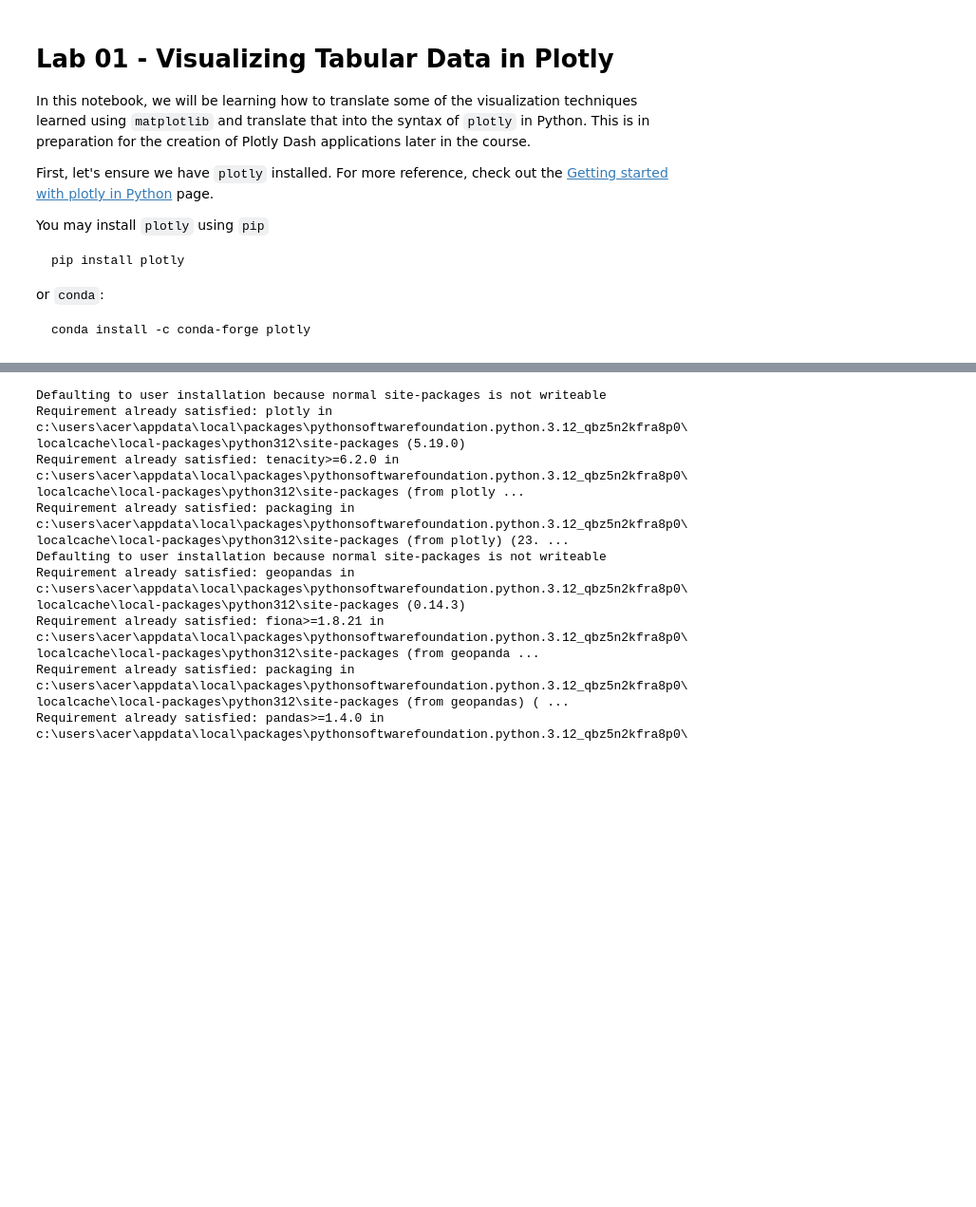
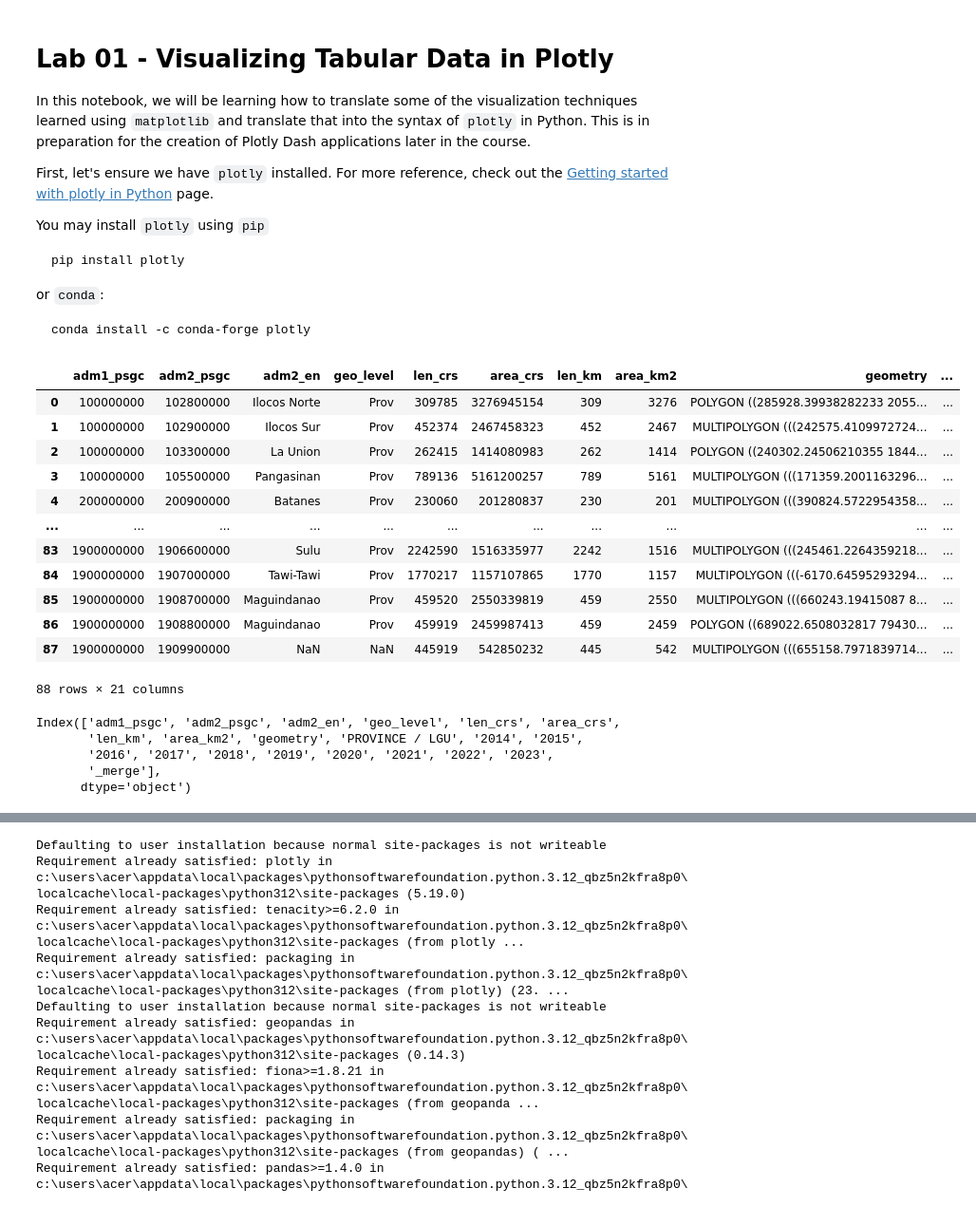
Before and after one commit to MykelDeyb/DATA101_Main, a Jupyter notebook: DATA101_Map_Notebook.ipynb, the cells around one changed output, grey strips where cells are left out. Shown at 95% size. Cells and saved outputs as stored; diff of their text form; code cells hidden in the pictures; blank space fills up the shorter version.

````diff
--- a/DATA101_Map_Notebook.ipynb
+++ b/DATA101_Map_Notebook.ipynb
@@ -13,3 +13,48 @@ or `conda`:
 ```
 conda install -c conda-forge plotly
 ```
+# %%
+import dash
+from dash import Dash, html, dcc, callback, Output, Input
+import plotly.express as px
+import dash_bootstrap_components as dbc
+import pandas as pd
+import geopandas as gpd
+from openpyxl import load_workbook
+from pathlib import Path
+import plotly.graph_objects as go
+
+
+# Load Mapbox token
+mapbox_token = px.set_mapbox_access_token(open(".mapbox_token").read())
+
+
+dataset_folder = Path('Datasets/')
+workbook = load_workbook(dataset_folder / 'InteractiveMap_Data/InteractiveMap_Profile.xlsx')
+
+# Map
+p_choro = pd.read_excel(dataset_folder / 'InteractiveMap_Data/p_choro.xlsx')
+province_options = [{'label': province, 'value': province} for province in p_choro['adm2_en'] if province is not None]
+p_choro
+# %% [output]
+|  | adm1_psgc | adm2_psgc | adm2_en | geo_level | len_crs | area_crs | len_km | area_km2 | geometry | ... |
+| 0 | 100000000 | 102800000 | Ilocos Norte | Prov | 309785 | 3276945154 | 309 | 3276 | POLYGON ((285928.39938282233 2055... | ... |
+| 1 | 100000000 | 102900000 | Ilocos Sur | Prov | 452374 | 2467458323 | 452 | 2467 | MULTIPOLYGON (((242575.4109972724... | ... |
+| 2 | 100000000 | 103300000 | La Union | Prov | 262415 | 1414080983 | 262 | 1414 | POLYGON ((240302.24506210355 1844... | ... |
+| 3 | 100000000 | 105500000 | Pangasinan | Prov | 789136 | 5161200257 | 789 | 5161 | MULTIPOLYGON (((171359.2001163296... | ... |
+| 4 | 200000000 | 200900000 | Batanes | Prov | 230060 | 201280837 | 230 | 201 | MULTIPOLYGON (((390824.5722954358... | ... |
+| ... | ... | ... | ... | ... | ... | ... | ... | ... | ... | ... |
+| 83 | 1900000000 | 1906600000 | Sulu | Prov | 2242590 | 1516335977 | 2242 | 1516 | MULTIPOLYGON (((245461.2264359218... | ... |
+| 84 | 1900000000 | 1907000000 | Tawi-Tawi | Prov | 1770217 | 1157107865 | 1770 | 1157 | MULTIPOLYGON (((-6170.64595293294... | ... |
+| 85 | 1900000000 | 1908700000 | Maguindanao | Prov | 459520 | 2550339819 | 459 | 2550 | MULTIPOLYGON (((660243.19415087 8... | ... |
+| 86 | 1900000000 | 1908800000 | Maguindanao | Prov | 459919 | 2459987413 | 459 | 2459 | POLYGON ((689022.6508032817 79430... | ... |
+| 87 | 1900000000 | 1909900000 | NaN | NaN | 445919 | 542850232 | 445 | 542 | MULTIPOLYGON (((655158.7971839714... | ... |
+88 rows × 21 columns
+# %%
+p_choro.columns
+# %% [output]
+Index(['adm1_psgc', 'adm2_psgc', 'adm2_en', 'geo_level', 'len_crs', 'area_crs',
+       'len_km', 'area_km2', 'geometry', 'PROVINCE / LGU', '2014', '2015',
+       '2016', '2017', '2018', '2019', '2020', '2021', '2022', '2023',
+       '_merge'],
+      dtype='object')
````
Also changed, not shown: parts of 10 cells of this notebook, 45 other files.
